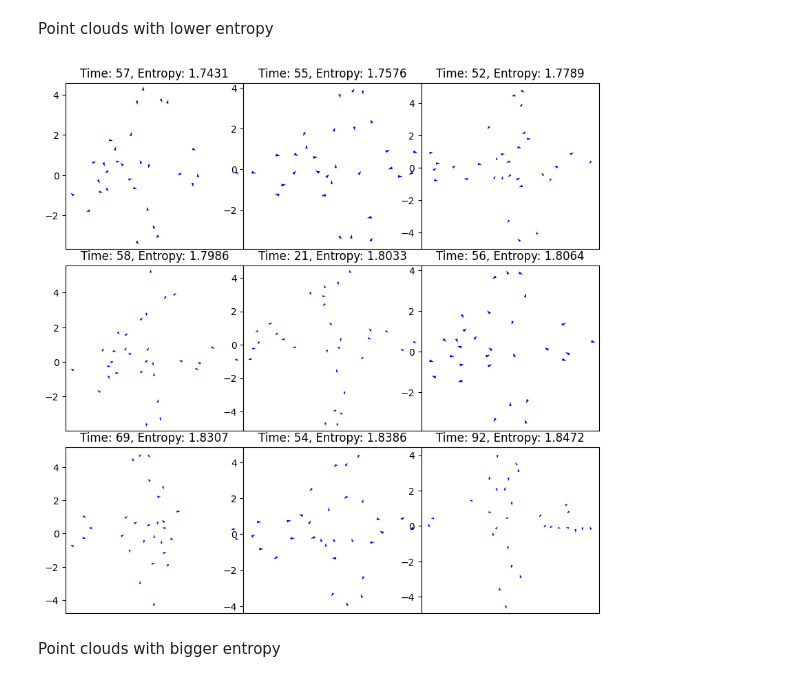
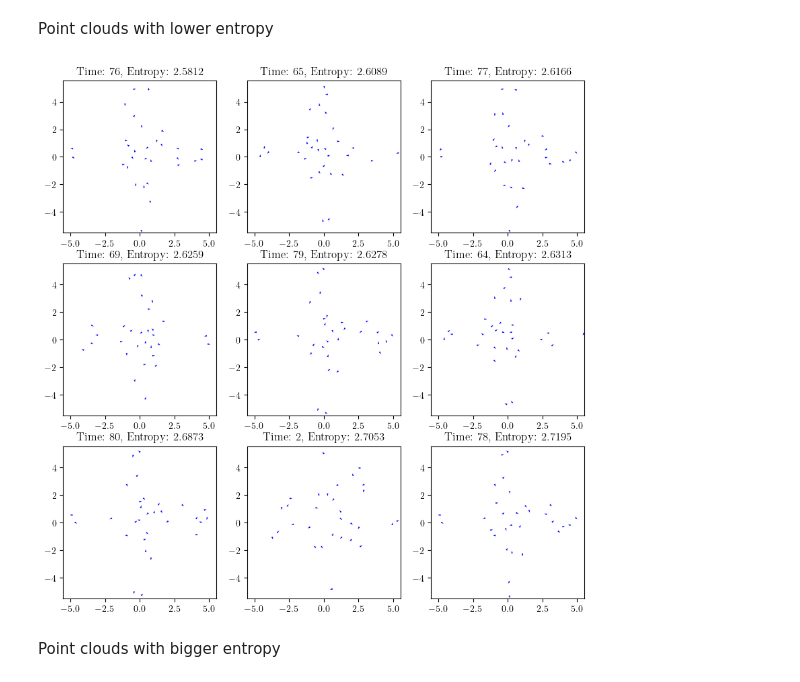
Before and after one commit to victosdur77/Task6.3.2, a Jupyter notebook: PersistentEntropy.ipynb, the cells around one changed output. Cells and saved outputs as stored; diff of their text form; code cells hidden in the pictures.

```diff
--- a/PersistentEntropy.ipynb
+++ b/PersistentEntropy.ipynb
@@ -192,7 +216,8 @@ ps = np.load("Robots.npy")
 print(ps.shape) # 100 point clound with 30 robots and 3 features(x position, y position, angle view)
 instantes=ps.shape[0]
 n_robots=ps.shape[1]
-
+minX,maxX = np.min(ps[:,:,0]), np.max(ps[:,:,0])
+minY,maxY = np.min(ps[:,:,0]), np.max(ps[:,:,0])
 ds = [pairwise_distances(X).flatten() for X in ps[:,:,:2]]
 maxd = np.max(np.concatenate(ds))
 print(maxd)
@@ -217,8 +242,8 @@ entropias=[]
 import gudhi as gd
 for i in range(instantes):
     nube_puntos=ps[i,:,:2]
-    persistence = calculaDiagramaPersistencia(nube_puntos,0)
-    persistenciaL=limitaDiagrama(persistence,maxd)
+    persistence = calculaDiagramaPersistencia(nube_puntos,0,"alpha")
+    persistenciaL=limitaDiagrama(persistence,maxd,remove=True)
     entropias.append(calculaEntropia(persistenciaL))
 
 dibujaEntropyTimeSerie(entropias)
@@ -236,19 +261,19 @@ indices_mayores = sorted_indices[-9:]
 # %% [markdown]
 Point clouds with lower entropy
 # %%
-fig = plt.figure(figsize=(10, 10))
-gs = gridspec.GridSpec(3, 3, width_ratios=[1,1,1], wspace=0.0, hspace=0.1)
+fig, axs = plt.subplots(nrows=3, ncols=3, figsize=(10, 10))
 for i in range(3):
     for j in range(3):
         instante = indices_menores[3*i+j]
-        ax = plt.subplot(gs[i,j])
-        ax.quiver(ps[instante][:,0], ps[instante][:,1], np.cos(ps[instante][:,2]), np.sin(ps[instante][:,2]), color="blue",
+        axs[i,j].quiver(ps[instante][:,0], ps[instante][:,1], np.cos(ps[instante][:,2]), np.sin(ps[instante][:,2]), color="blue",
             angles='xy', scale_units='xy', scale=5,width=0.01, headwidth=3, headlength=5)
-        plt.title(f"Time: {instante}, Entropy: {entropias[instante]}")
-        plt.xticks([])
+        axs[i,j].set_title(f"Time: {instante}, Entropy: {entropias[instante]}")
+for ax in axs.flat:
+    ax.set_xlim([minX,maxX])
+    ax.set_ylim([minY,maxY])
 plt.show()
 # %% [output]
-[figure, old version]
+[figure, new version]
 # %% [markdown]
 Point clouds with bigger entropy
 # %%
```
Also changed, not shown: parts of 17 cells of this notebook.
